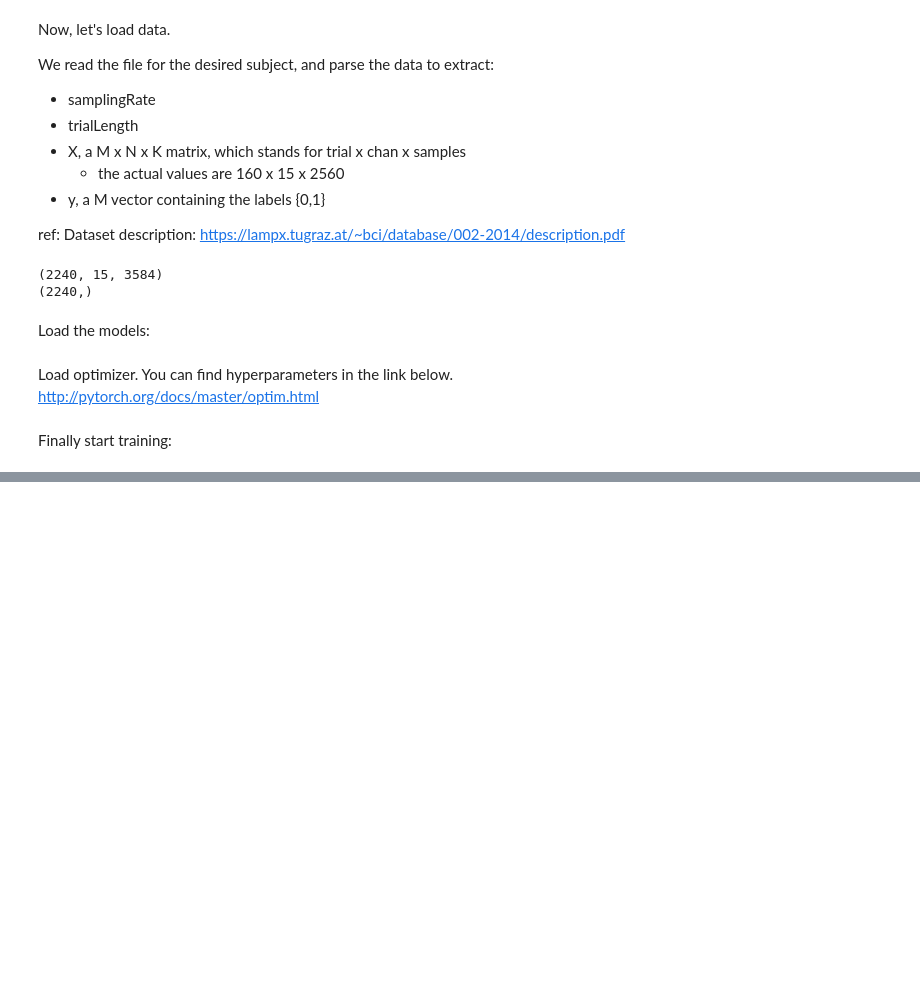
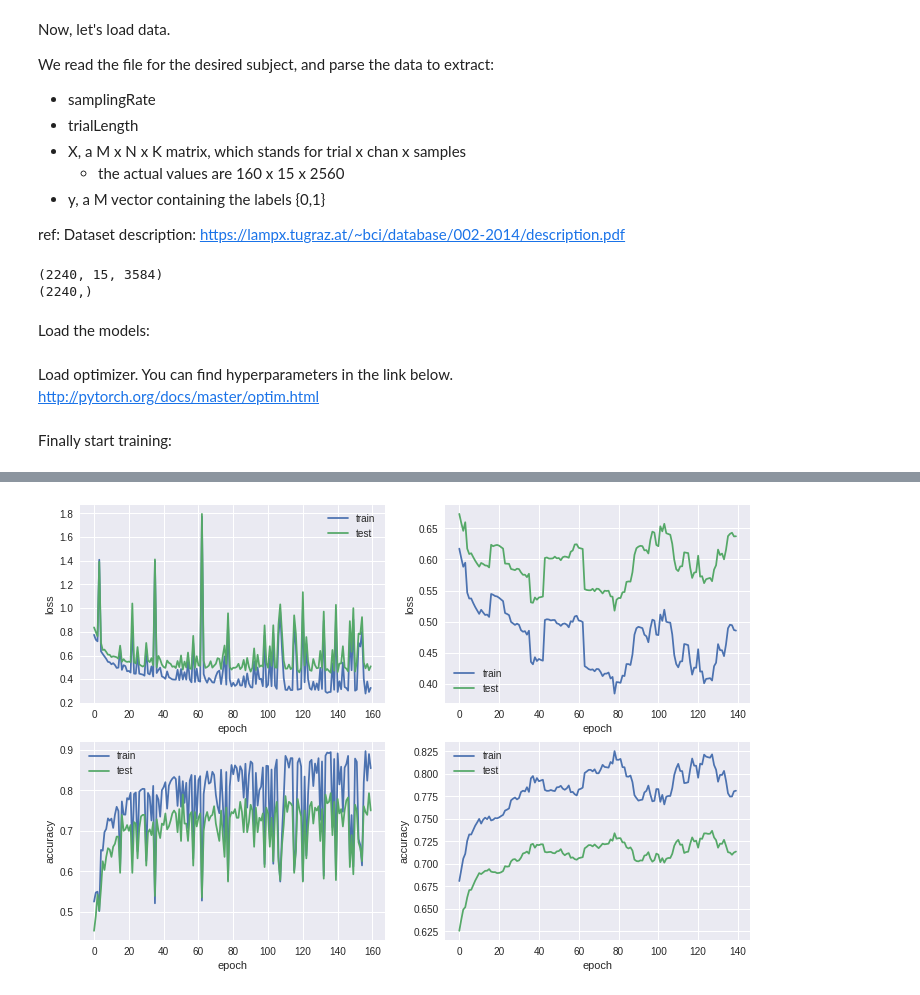
Before and after one commit to NeuroTechX/dl-eeg-playground, a Jupyter notebook: 2 - Two-Classes Classification (BNCI) Colab.ipynb, the cells around one changed output, grey strips where cells are left out. Saved outputs shown, nothing was run; the diff lists cells and outputs as text; code cells hidden in the pictures; blank space fills up the shorter version.

Commit message:
This commit contains the implementation for the mechanics to re-init/re-train the classifier layer

```diff
--- a/2 - Two-Classes Classification (BNCI) Colab.ipynb
+++ b/2 - Two-Classes Classification (BNCI) Colab.ipynb
@@ -264,0 +319,17 @@ Test   Accuracy: 75.4%
+# %%
+# load the saved network (makes it possible to run bottom form same starting point
+model.load_state_dict(torch.load("myModel.pth"))
+
+#from google.colab import files
+#files.download('example.txt')
+# %%
+
+
+from torch.nn import init
+
+for param in model.conv_classifier.parameters():
+    param.requires_grad = False
+
+model.conv_classifier = nn.Conv2d(5, 2,(116, 1), bias=True).cuda()
+
+optimizer = optim.Adam(model.conv_classifier.parameters(),lr=0.00006)
@@ -264,0 +445,67 @@ Test   Accuracy: 75.4%
+# %%
+
+individual_loss_rec = loss_rec
+individual_accuracy_rec = accuracy_rec
+individual_loss_smooth = smoothing(loss_rec, smoothingRadius)
+individual_accuracy_smooth = smoothing(accuracy_rec, smoothingRadius)
+
+import matplotlib.pyplot as plt
+
+
+plt.figure(figsize=(12,8))
+plt.title('First training Training')
+plt.subplot(221)
+handles = plt.plot(population_loss_rec)
+plt.ylabel('loss')
+plt.xlabel('epoch')
+plt.legend(handles, ['train', 'test'])
+
+plt.subplot(222)
+handles = plt.plot(population_loss_smooth)
+plt.ylabel('loss')
+plt.xlabel('epoch')
+plt.legend(handles, ['train', 'test'])
+
+plt.subplot(223)
+handles = plt.plot(population_accuracy_rec)
+plt.ylabel('accuracy')
+plt.xlabel('epoch')
+plt.legend(handles, ['train', 'test'])
+
+plt.subplot(224)
+handles = plt.plot(population_accuracy_smooth)
+plt.ylabel('accuracy')
+plt.xlabel('epoch')
+plt.legend(handles, ['train', 'test'])
+
+plt.show()
+
+plt.figure(figsize=(12,8))
+plt.title('Classifier re-training Training')
+plt.subplot(221)
+handles = plt.plot(individual_loss_rec)
+plt.ylabel('loss')
+plt.xlabel('epoch')
+plt.legend(handles, ['train', 'test'])
+
+plt.subplot(222)
+handles = plt.plot(individual_loss_smooth)
+plt.ylabel('loss')
+plt.xlabel('epoch')
+plt.legend(handles, ['train', 'test'])
+
+plt.subplot(223)
+handles = plt.plot(individual_accuracy_rec)
+plt.ylabel('accuracy')
+plt.xlabel('epoch')
+plt.legend(handles, ['train', 'test'])
+
+plt.subplot(224)
+handles = plt.plot(individual_accuracy_smooth)
+plt.ylabel('accuracy')
+plt.xlabel('epoch')
+plt.legend(handles, ['train', 'test'])
+
+plt.show()
+# %% [output]
+[figure, added]
```
Also changed, not shown: parts of 10 cells of this notebook.
